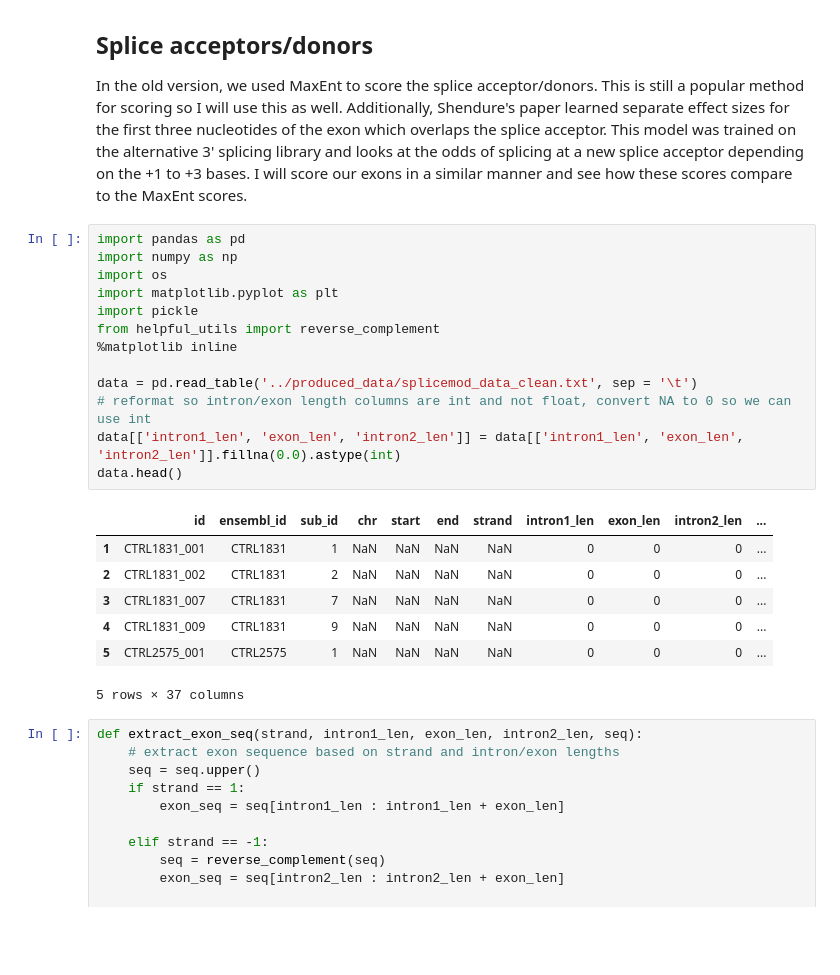
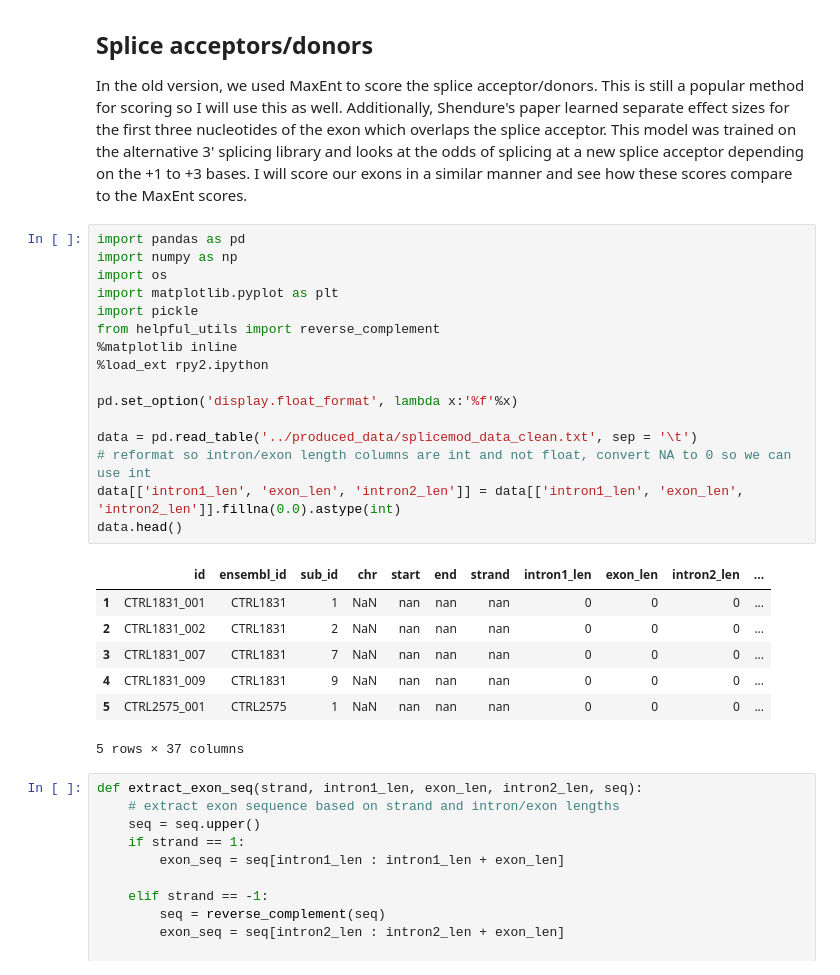
Before and after one commit to kiminsigne-ucla/splicing, a Jupyter notebook: splicemod_lib/notebooks/score_lib.ipynb, the cells around one changed output. Cells and saved outputs as stored; diff of their text form; blank space fills up the shorter version.

```diff
--- a/splicemod_lib/notebooks/score_lib.ipynb
+++ b/splicemod_lib/notebooks/score_lib.ipynb
@@ -13,23 +13,26 @@ In the old version, we used MaxEnt to score the splice acceptor/donors. This is
 # %%
 import pandas as pd
 import numpy as np
 import os
 import matplotlib.pyplot as plt
 import pickle
 from helpful_utils import reverse_complement
 %matplotlib inline
+%load_ext rpy2.ipython
+
+pd.set_option('display.float_format', lambda x:'%f'%x)
 
 data = pd.read_table('../produced_data/splicemod_data_clean.txt', sep = '\t')
 # reformat so intron/exon length columns are int and not float, convert NA to 0 so we can use int
 data[['intron1_len', 'exon_len', 'intron2_len']] = data[['intron1_len', 'exon_len', 'intron2_len']].fillna(0.0).astype(int)
 data.head()
 # %% [output]
 |  | id | ensembl_id | sub_id | chr | start | end | strand | intron1_len | exon_len | intron2_len | ... |
-| 1 | CTRL1831_001 | CTRL1831 | 1 | NaN | NaN | NaN | NaN | 0 | 0 | 0 | ... |
-| 2 | CTRL1831_002 | CTRL1831 | 2 | NaN | NaN | NaN | NaN | 0 | 0 | 0 | ... |
-| 3 | CTRL1831_007 | CTRL1831 | 7 | NaN | NaN | NaN | NaN | 0 | 0 | 0 | ... |
-| 4 | CTRL1831_009 | CTRL1831 | 9 | NaN | NaN | NaN | NaN | 0 | 0 | 0 | ... |
-| 5 | CTRL2575_001 | CTRL2575 | 1 | NaN | NaN | NaN | NaN | 0 | 0 | 0 | ... |
+| 1 | CTRL1831_001 | CTRL1831 | 1 | NaN | nan | nan | nan | 0 | 0 | 0 | ... |
+| 2 | CTRL1831_002 | CTRL1831 | 2 | NaN | nan | nan | nan | 0 | 0 | 0 | ... |
+| 3 | CTRL1831_007 | CTRL1831 | 7 | NaN | nan | nan | nan | 0 | 0 | 0 | ... |
+| 4 | CTRL1831_009 | CTRL1831 | 9 | NaN | nan | nan | nan | 0 | 0 | 0 | ... |
+| 5 | CTRL2575_001 | CTRL2575 | 1 | NaN | nan | nan | nan | 0 | 0 | 0 | ... |
 5 rows × 37 columns
 # %%
 def extract_exon_seq(strand, intron1_len, exon_len, intron2_len, seq):
```
Also changed, not shown: parts of 29 cells of this notebook.
